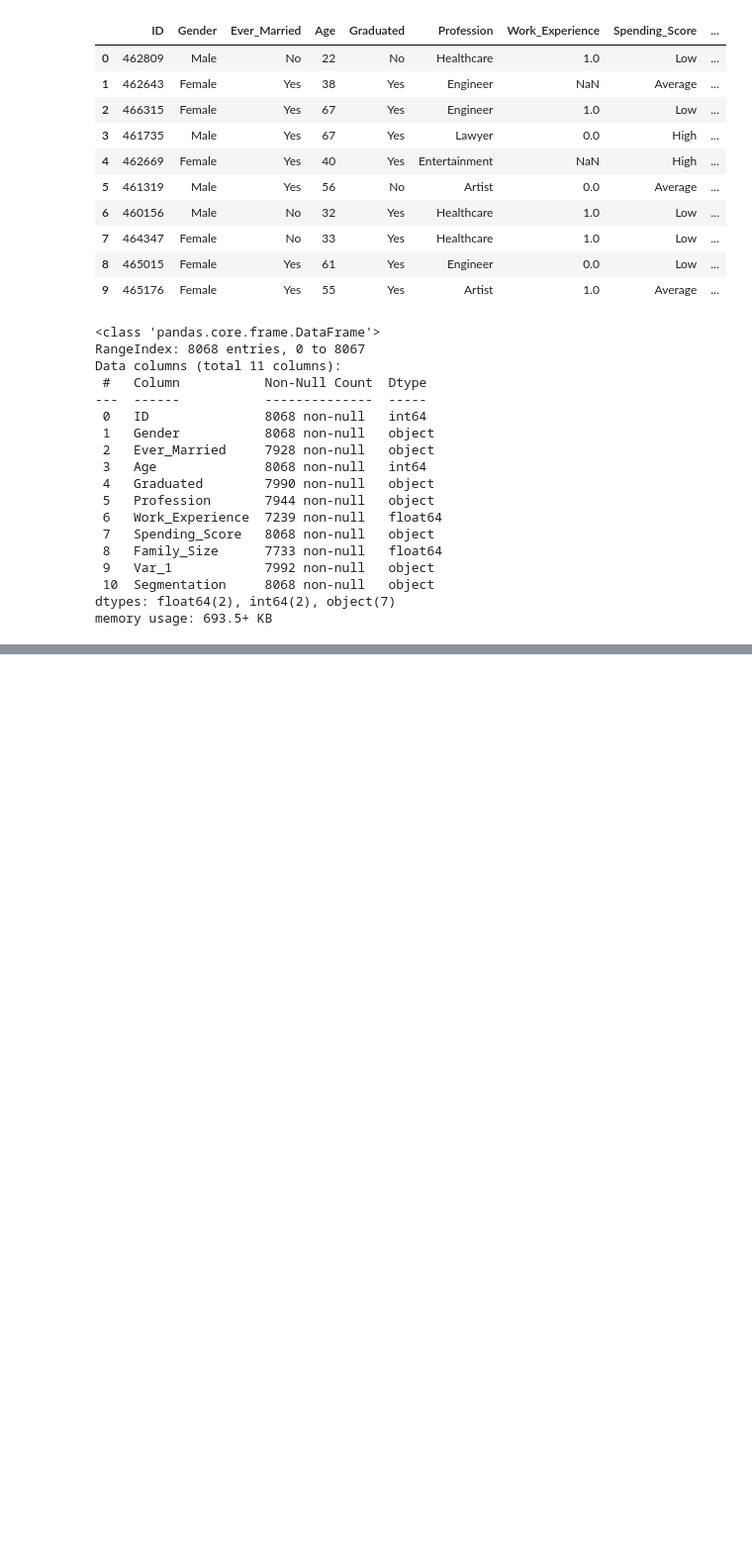
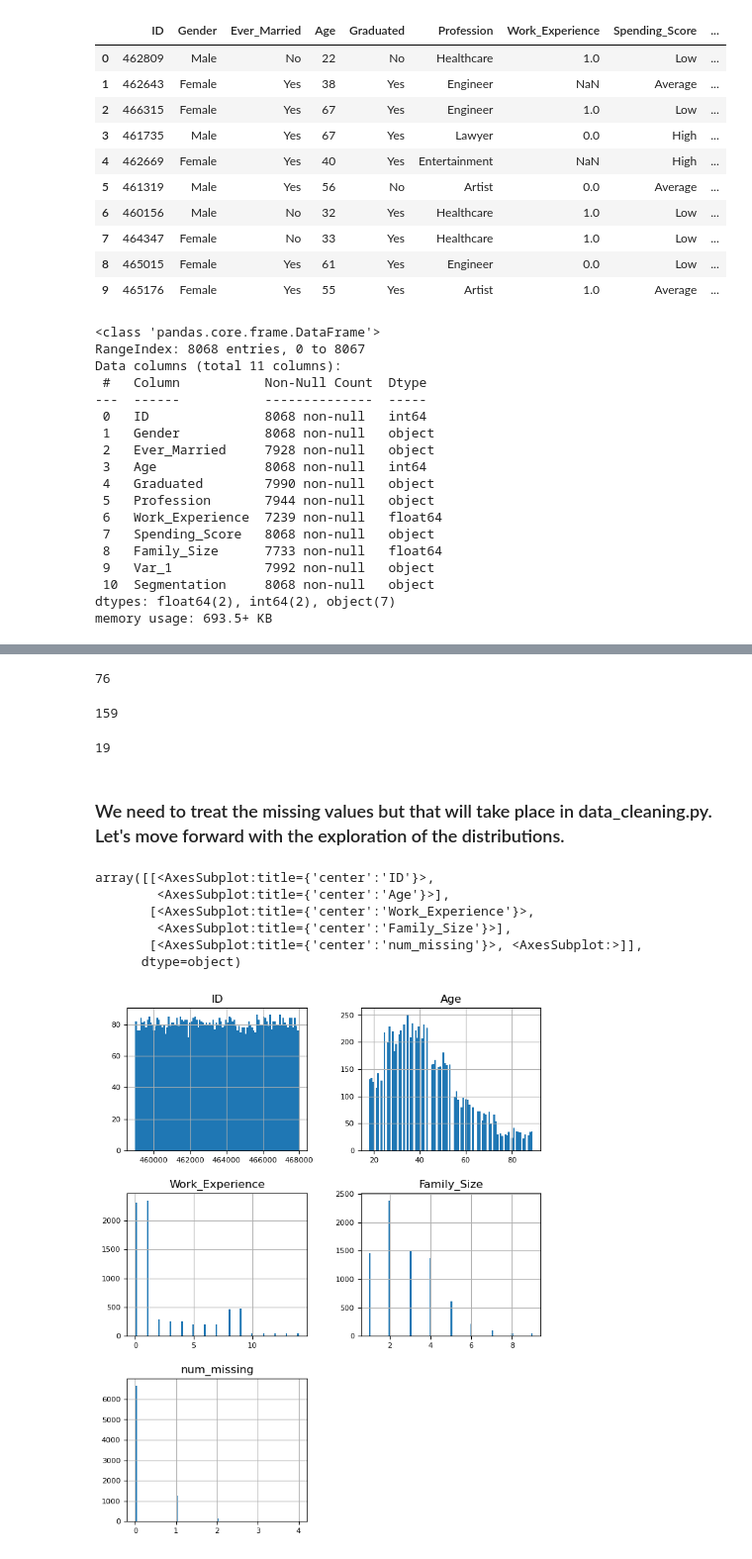
Before and after one commit to KonstantinosTsoumas/new-market-customer-segmentation, a Jupyter notebook: notebooks/exploration.ipynb, the cells around one changed output, grey strips where cells are left out. Shown at 99% size. Saved outputs shown, nothing was run; the diff lists cells and outputs as text; code cells hidden in the pictures; blank space fills up the shorter version.

```diff
--- a/notebooks/exploration.ipynb
+++ b/notebooks/exploration.ipynb
@@ -74,0 +309,21 @@ memory usage: 693.5+ KB
+# %%
+#Check how many null values does 'Var_1' contains
+df_train['Var_1'].isnull().sum()
+# %% [output]
+76
+# %%
+#Check how many rows have missing values in at least 2 columns
+row_missing_values = df_train.isnull().sum(axis=1)
+row_missing_values_sorted = row_missing_values.sort_values(ascending=False)
+rows_more_than_two_na = (row_missing_values_sorted >= 2).sum()
+print(rows_more_than_two_na)
+# %% [output]
+159
+# %%
+#Check how many rows have missing values in more than 3 columns
+rows_more_than_three_na = (row_missing_values_sorted > 2).sum()
+print(rows_more_than_three_na)
+# %% [output]
+19
+# %% [markdown]
+### We need to treat the missing values but that will take place in data_cleaning.py. Let's move forward with the exploration of the distributions.
@@ -75 +334,12 @@ memory usage: 693.5+ KB
+# %%
+#Plot the distribution of the numerical columns
+df_train.hist(figsize=(8, 10), bins=100, xlabelsize=8, ylabelsize=8)
+# %% [output]
+array([[<AxesSubplot:title={'center':'ID'}>,
+        <AxesSubplot:title={'center':'Age'}>],
+       [<AxesSubplot:title={'center':'Work_Experience'}>,
+        <AxesSubplot:title={'center':'Family_Size'}>],
+       [<AxesSubplot:title={'center':'num_missing'}>, <AxesSubplot:>]],
+      dtype=object)
+[figure, added]
 # %% [markdown]
```
Also changed, not shown: parts of 30 cells of this notebook.
